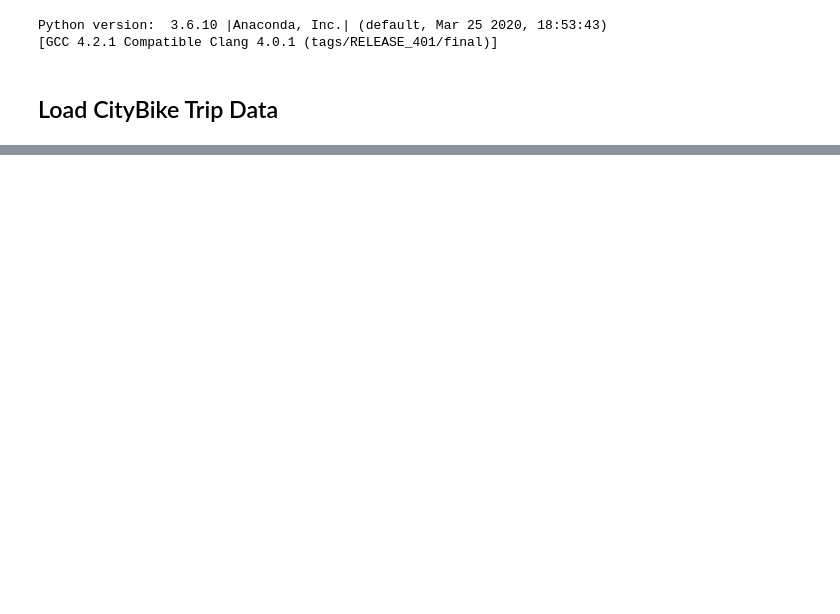
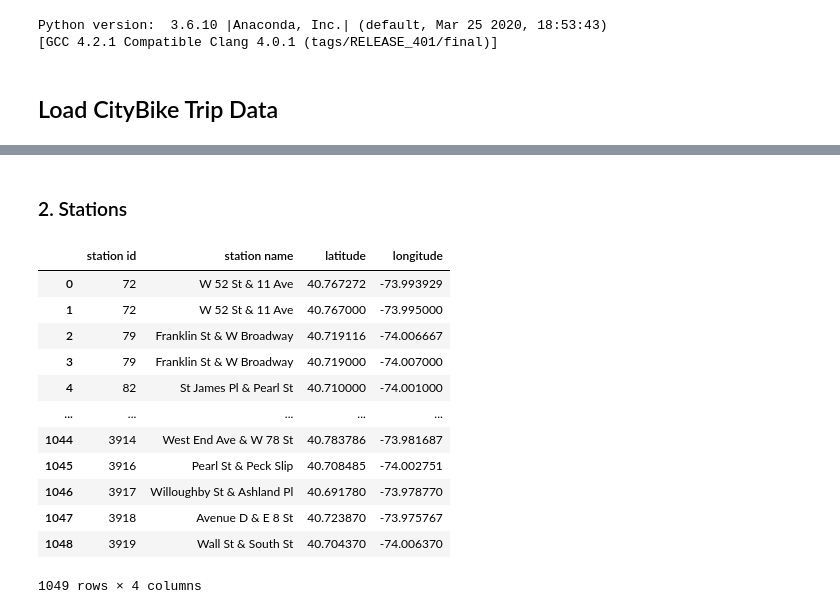
Before and after one commit to mahouoji/MobilityChange, a Jupyter notebook: data_cleaning/citibike_cleaning.ipynb, the cells around one changed output, grey strips where cells are left out. Drawn from its saved outputs; the diff is of its cells as text; code cells hidden in the pictures; blank space fills up the shorter version.

```diff
--- a/data_cleaning/citibike_cleaning.ipynb
+++ b/data_cleaning/citibike_cleaning.ipynb
@@ -33,0 +95,29 @@ trip_df
+# %% [markdown]
+### 2. Stations
+# %%
+station_df = pd.concat(
+    [trip_df[['start station id', 'start station name', 'start station latitude', 'start station longitude']].rename(
+        columns={'start station id':'station id',
+                 'start station name':'station name',
+                 'start station latitude':'latitude',
+                 'start station longitude':'longitude'}),
+    trip_df[['end station id', 'end station name', 'end station latitude', 'end station longitude']].rename(
+        columns={'end station id':'station id',
+                 'end station name':'station name',
+                 'end station latitude':'latitude',
+                 'end station longitude':'longitude'})]).drop_duplicates().sort_values('station id').reset_index(drop=True)
+station_df
+# %% [output]
+|  | station id | station name | latitude | longitude |
+| 0 | 72 | W 52 St & 11 Ave | 40.767272 | -73.993929 |
+| 1 | 72 | W 52 St & 11 Ave | 40.767000 | -73.995000 |
+| 2 | 79 | Franklin St & W Broadway | 40.719116 | -74.006667 |
+| 3 | 79 | Franklin St & W Broadway | 40.719000 | -74.007000 |
+| 4 | 82 | St James Pl & Pearl St | 40.710000 | -74.001000 |
+| ... | ... | ... | ... | ... |
+| 1044 | 3914 | West End Ave & W 78 St | 40.783786 | -73.981687 |
+| 1045 | 3916 | Pearl St & Peck Slip | 40.708485 | -74.002751 |
+| 1046 | 3917 | Willoughby St & Ashland Pl | 40.691780 | -73.978770 |
+| 1047 | 3918 | Avenue D & E 8 St | 40.723870 | -73.975767 |
+| 1048 | 3919 | Wall St & South St | 40.704370 | -74.006370 |
+1049 rows × 4 columns
```
Also changed, not shown: parts of 11 cells of this notebook, 4 other files.
